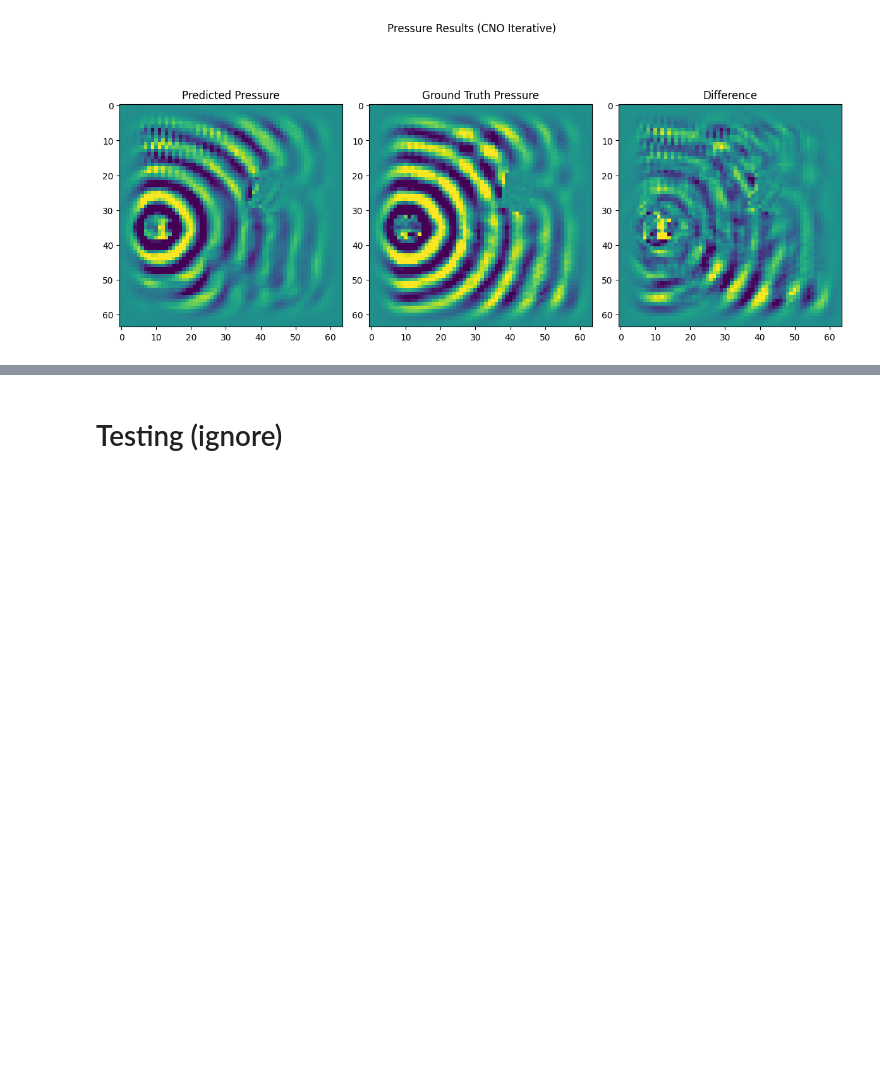
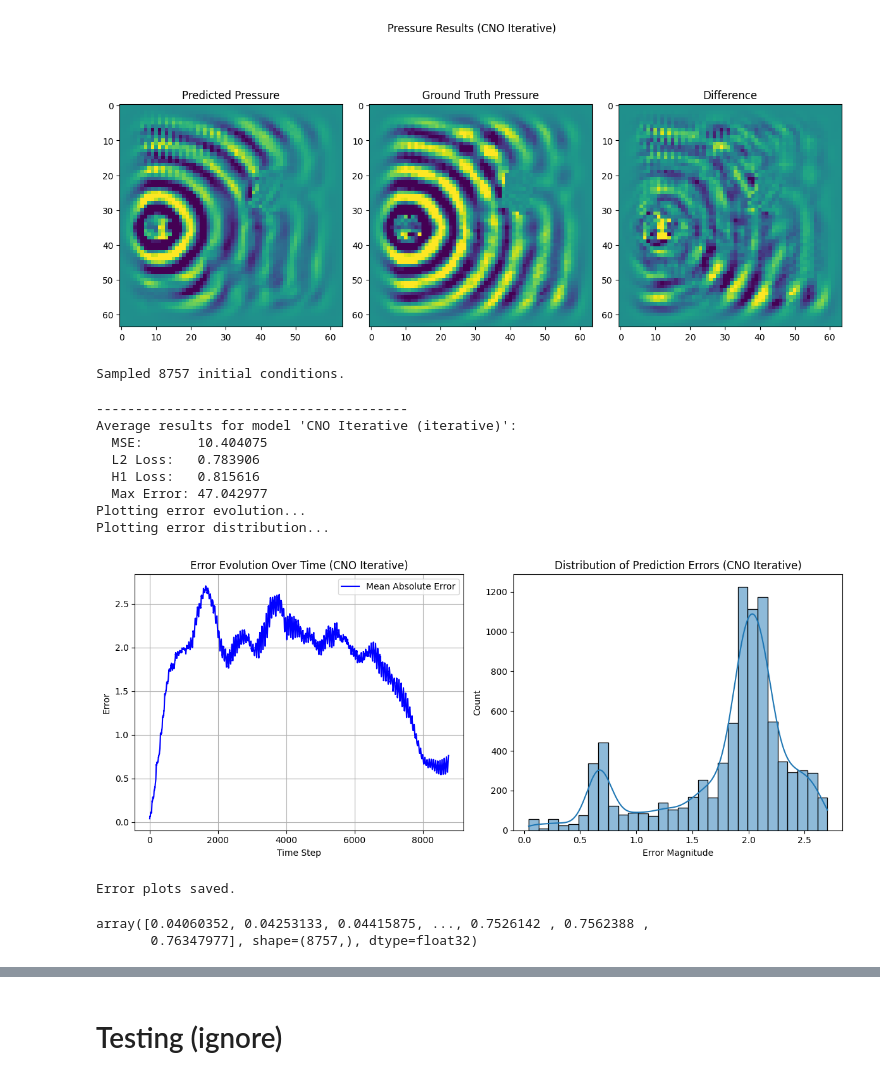
Before and after one commit to fangjunzhou/acoustic-no, a Jupyter notebook: notebooks/eval.ipynb, the cells around one changed output, grey strips where cells are left out. Saved outputs shown, nothing was run; the diff lists cells and outputs as text; code cells hidden in the pictures; blank space fills up the shorter version.

```diff
--- a/notebooks/eval.ipynb
+++ b/notebooks/eval.ipynb
@@ -135,3 +256,20 @@ eval_utils.sample_iterative(cno, dataset, device, kind="pressure", name="CNO Ite
 # %% [output]
 Sampled 8757 initial conditions.
 [figure]
+# %%
+# Plot error evolution/distribution for entire dataset (generated iteratively)
+eval_utils.sample_iterative(cno, dataset, device, kind="error", name="CNO Iterative", compute_metrics=True)
+# %% [output]
+Sampled 8757 initial conditions.
+----------------------------------------
+Average results for model 'CNO Iterative (iterative)':
+  MSE:       10.404075
+  L2 Loss:   0.783906
+  H1 Loss:   0.815616
+  Max Error: 47.042977
+Plotting error evolution...
+Plotting error distribution...
+[figure, added]
+Error plots saved.
+array([0.04060352, 0.04253133, 0.04415875, ..., 0.7526142 , 0.7562388 ,
+       0.76347977], shape=(8757,), dtype=float32)
```
Also changed, not shown: parts of 17 cells of this notebook, 2 other files.
